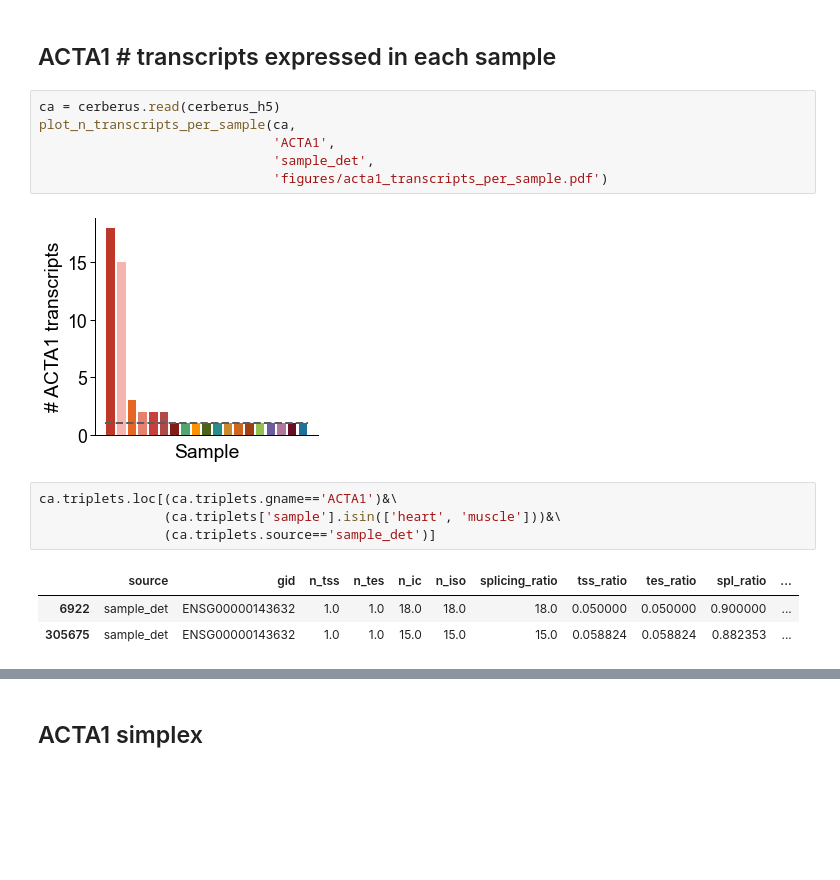
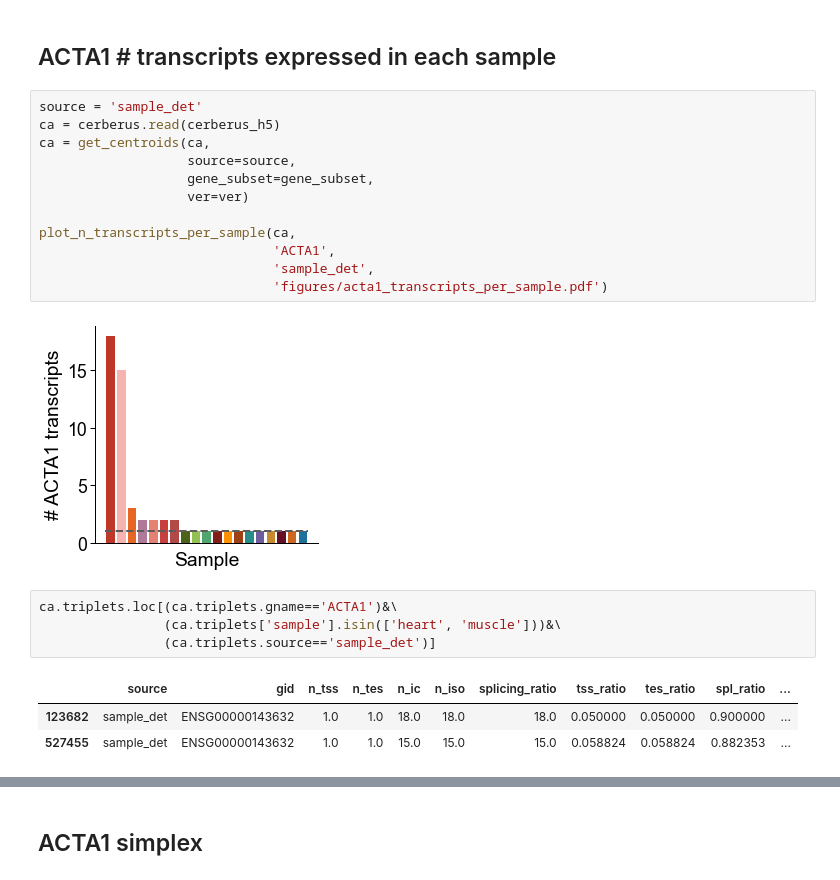
Before and after one commit to fairliereese/paper_rnawg, a Jupyter notebook: figures_revisions/fig3/fig3.ipynb, the cells around one changed output, grey strips where cells are left out. Drawn from its saved outputs; the diff is of its cells as text; blank space fills up the shorter version.

```diff
--- a/figures_revisions/fig3/fig3.ipynb
+++ b/figures_revisions/fig3/fig3.ipynb
@@ -386,18 +470,24 @@ tes ks test statistic: 0.2792271431163615, pval: 0.0
 # %% [markdown]
 ## ACTA1 # transcripts expressed in each sample
 # %%
+source = 'sample_det'
 ca = cerberus.read(cerberus_h5)
+ca = get_centroids(ca,
+                   source=source,
+                   gene_subset=gene_subset,
+                   ver=ver)
+
 plot_n_transcripts_per_sample(ca,
                               'ACTA1',
                               'sample_det',
                               'figures/acta1_transcripts_per_sample.pdf')
 # %% [output]
-[figure, old version]
+[figure, new version]
 # %%
 ca.triplets.loc[(ca.triplets.gname=='ACTA1')&\
                 (ca.triplets['sample'].isin(['heart', 'muscle']))&\
                 (ca.triplets.source=='sample_det')]
 # %% [output]
 |  | source | gid | n_tss | n_tes | n_ic | n_iso | splicing_ratio | tss_ratio | tes_ratio | spl_ratio | ... |
-| 6922 | sample_det | ENSG00000143632 | 1.0 | 1.0 | 18.0 | 18.0 | 18.0 | 0.050000 | 0.050000 | 0.900000 | ... |
-| 305675 | sample_det | ENSG00000143632 | 1.0 | 1.0 | 15.0 | 15.0 | 15.0 | 0.058824 | 0.058824 | 0.882353 | ... |
+| 123682 | sample_det | ENSG00000143632 | 1.0 | 1.0 | 18.0 | 18.0 | 18.0 | 0.050000 | 0.050000 | 0.900000 | ... |
+| 527455 | sample_det | ENSG00000143632 | 1.0 | 1.0 | 15.0 | 15.0 | 15.0 | 0.058824 | 0.058824 | 0.882353 | ... |
```
Also changed, not shown: parts of 18 cells of this notebook, 17 other files.
